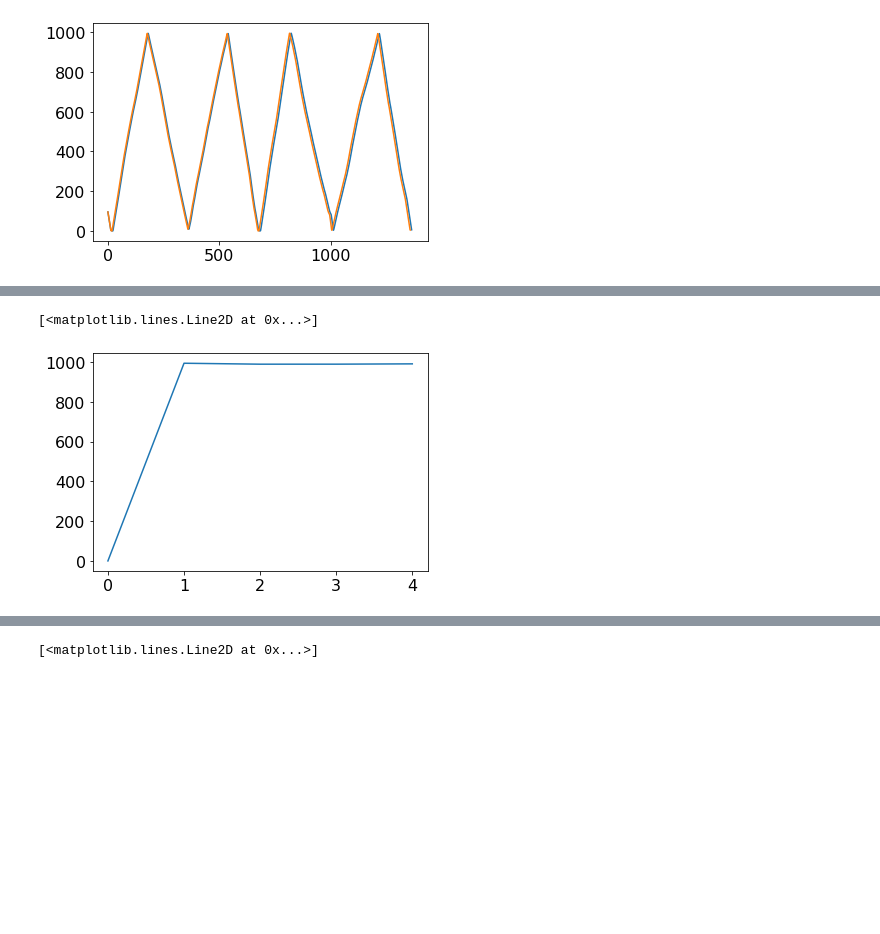
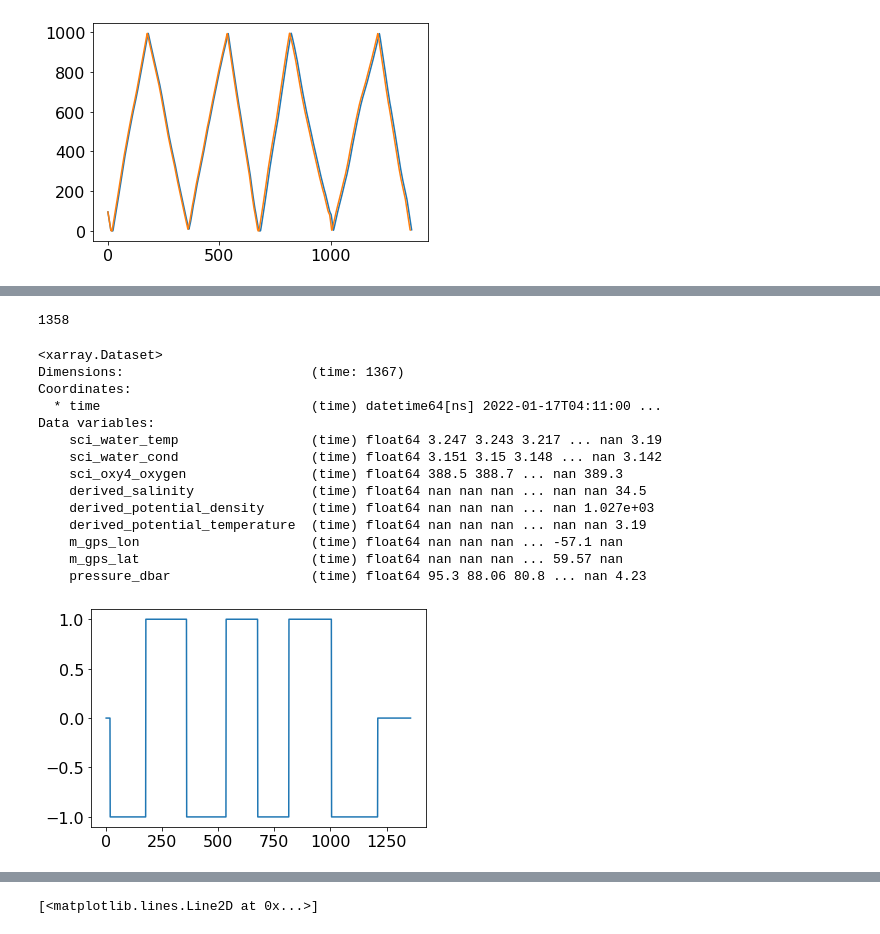
Before and after one commit to eleanorfrajka/c2_slocum, a Jupyter notebook: 02-code/02-separate_profiles.ipynb, the cells around one changed output, grey strips where cells are left out. Saved outputs shown, nothing was run; the diff lists cells and outputs as text; code cells hidden in the pictures; blank space fills up the shorter version.

```diff
--- a/02-code/02-separate_profiles.ipynb
+++ b/02-code/02-separate_profiles.ipynb
@@ -145,0 +170,30 @@ pres2 = pres[0:-1]
+# %%
+# Now I need to remove local maxima or local minimum that aren't true apogees
+# A few options:
+#.   They are nearby in time
+#.   It picks near bottom apogees shallower than 10m ( but this won't remove intervening surface apogees)
+#.   Find the bottom turnaround points, then search either direction for the surfacing or near surface positions (remember there could be subsurface turnarounds)
+
+# Remove any indices from ibottom where pressure is less than 10 dbar
+iremove = ibottom[(np.where(pres[ibottom]<10))[0]]
+for i in iremove:
+    ibottom = np.delete(ibottom, np.argwhere(ibottom == i))
+ibottom = ibottom.flatten()
+# %%
+# Combine the surface indices and the bottom indices
+iapogee = np.sort(np.concatenate((isurf, ibottom), axis=0))
+print(iapogee)
+
+
+# Check how many dbar apart they are
+dpres = np.diff(pres[iapogee])
+#print(dpres)
+iremove = iapogee[np.where(abs(dpres)<10)]
+for i in iremove:
+    iapogee = np.delete(iapogee, np.argwhere(iapogee==i))
+iapogee = iapogee.flatten()
+
+print(iapogee)
+dpres = np.diff(pres[iapogee])
+plt.plot(dpres)
+#plt.plot(pres[iapogee])
@@ -146,6 +205,32 @@ pres2 = pres[0:-1]
+# %%
+print(len(pres))
+iupdn = np.zeros(len(pres), dtype='int')
+
+for i in range(len(iapogee)-1):
+    if pres[iapogee[i+1]]>pres[iapogee[i]]:
+        diveval = -1
+    else:
+        diveval = 1
+    iupdn[iapogee[i]:iapogee[i+1]] = diveval
+# %% [output]
+1358
 # %%
-plt.plot(pres2[inearbottom])
+plt.plot(iupdn)
+ds1
 # %% [output]
-[<matplotlib.lines.Line2D at 0x...>]
+<xarray.Dataset>
+Dimensions:                        (time: 1367)
+Coordinates:
+  * time                           (time) datetime64[ns] 2022-01-17T04:11:00 ...
+Data variables:
+    sci_water_temp                 (time) float64 3.247 3.243 3.217 ... nan 3.19
+    sci_water_cond                 (time) float64 3.151 3.15 3.148 ... nan 3.142
+    sci_oxy4_oxygen                (time) float64 388.5 388.7 ... nan 389.3
+    derived_salinity               (time) float64 nan nan nan ... nan nan 34.5
+    derived_potential_density      (time) float64 nan nan nan ... nan 1.027e+03
+    derived_potential_temperature  (time) float64 nan nan nan ... nan nan 3.19
+    m_gps_lon                      (time) float64 nan nan nan ... -57.1 nan
+    m_gps_lat                      (time) float64 nan nan nan ... 59.57 nan
+    pressure_dbar                  (time) float64 95.3 88.06 80.8 ... nan 4.23
-[figure, old version]
+[figure, new version]
 # %%
```
Also changed, not shown: parts of 12 cells of this notebook.
